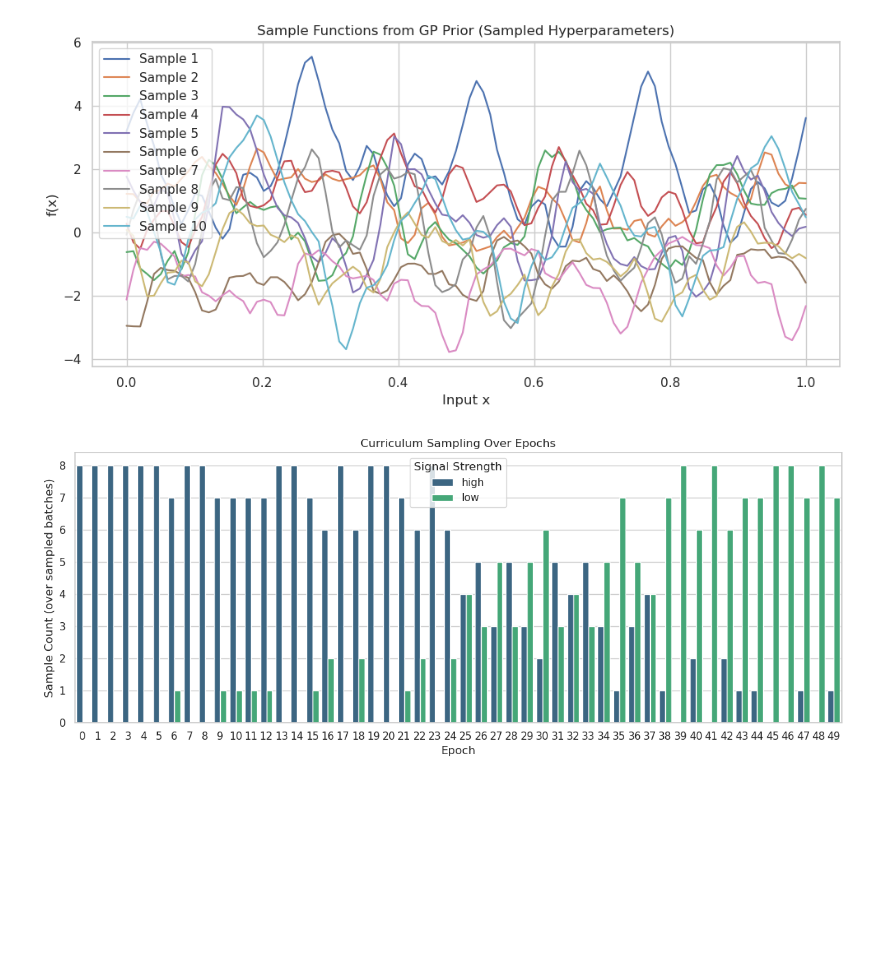
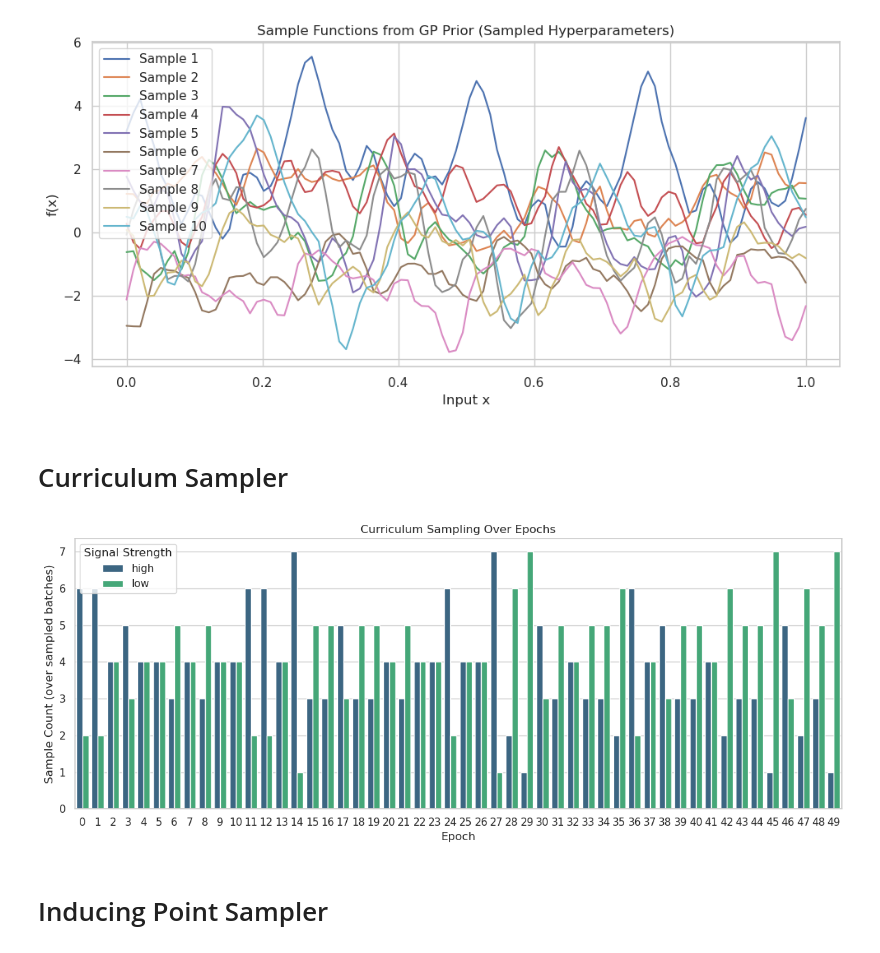
Before and after one commit to views-platform/views-models, a Jupyter notebook: models/purple_alien/notebooks/gp_experiements/gp_test03.ipynb, the cells around one changed output. Saved outputs shown, nothing was run; the diff lists cells and outputs as text; code cells hidden in the pictures; blank space fills up the shorter version.

```diff
--- a/models/purple_alien/notebooks/gp_experiements/gp_test03.ipynb
+++ b/models/purple_alien/notebooks/gp_experiements/gp_test03.ipynb
@@ -174,21 +166,23 @@ from gp_plotting import plot_kernel_prior_samples
 plot_kernel_prior_samples(kernel_config, num_samples=10, seed=42)
 # %% [output]
 [figure]
+# %% [markdown]
+# Curriculum Sampler
 # %%
 # Create sampler
 sampler = CurriculumSampler(
     dataset,
-    curriculum_strength=0.4,
+    curriculum_strength=0.05,
     max_epochs=30,
     batch_size=8,
     seed=42
 )
 
 gpplt.plot_curriculum_progression_over_epochs(
     sampler,
     dataset,
     num_batches=100,
     num_epochs=50
 )
 # %% [output]
-[figure, old version]
+[figure, new version]
@@ -207,0 +189,2 @@ for epoch in range(30):
+# %% [markdown]
+# Inducing Point Sampler
```
Also changed, not shown: parts of 17 cells of this notebook, 4 other files.
